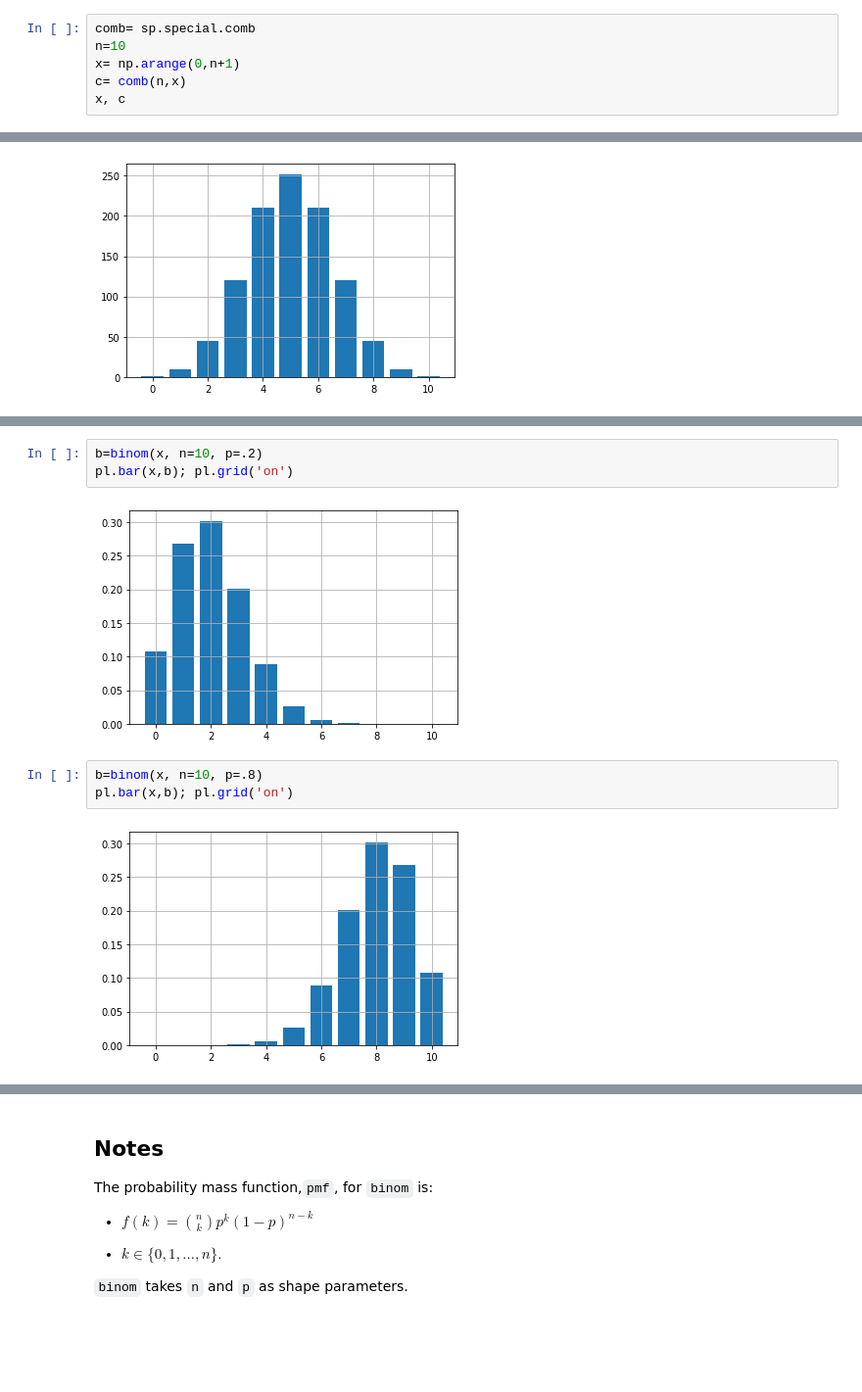
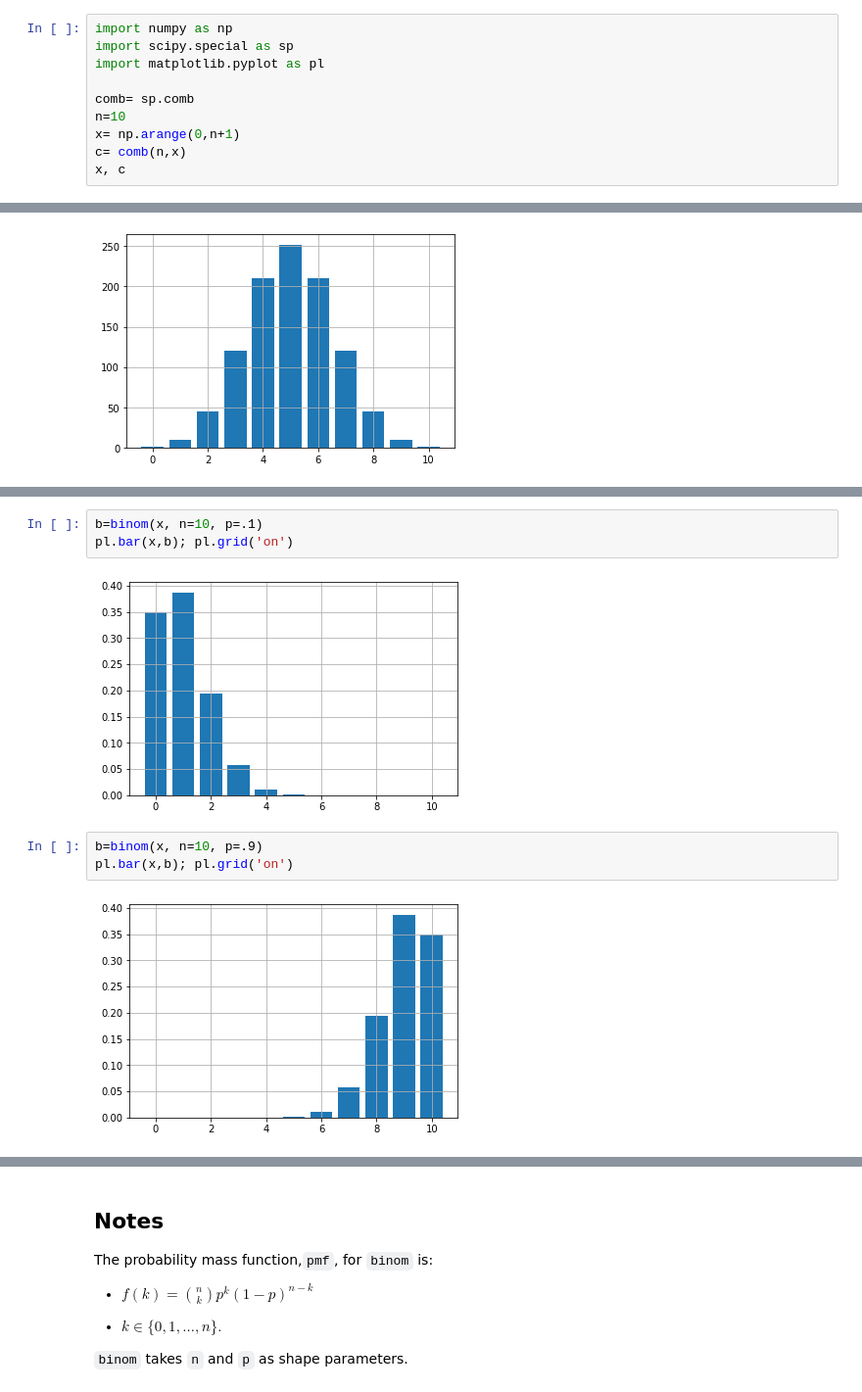
Before and after one commit to renyuanL/_ryProb2020, a Jupyter notebook: probCh03.ipynb, the cells around one changed output, grey strips where cells are left out. Shown at 98% size. Drawn from its saved outputs; the diff is of its cells as text; blank space fills up the shorter version.

```diff
--- a/probCh03.ipynb
+++ b/probCh03.ipynb
@@ -61,7 +61,11 @@ import numpy as np
 
 np.set_printoptions(suppress=True)
 # %%
-comb= sp.special.comb
+import numpy as np
+import scipy.special as sp
+import matplotlib.pyplot as pl
+
+comb= sp.comb
 n=10
 x= np.arange(0,n+1)
 c= comb(n,x)
@@ -90,13 +95,13 @@ pl.bar(x,b); pl.grid('on')
 # %% [output]
 [figure]
 # %%
-b=binom(x, n=10, p=.2)
+b=binom(x, n=10, p=.1)
 pl.bar(x,b); pl.grid('on')
 # %% [output]
-[figure, old version]
+[figure, new version]
 # %%
-b=binom(x, n=10, p=.8)
+b=binom(x, n=10, p=.9)
 pl.bar(x,b); pl.grid('on')
 # %% [output]
-[figure, old version]
+[figure, new version]
 # %%
```
Also changed, not shown: parts of 5 cells of this notebook, 3 other files.
